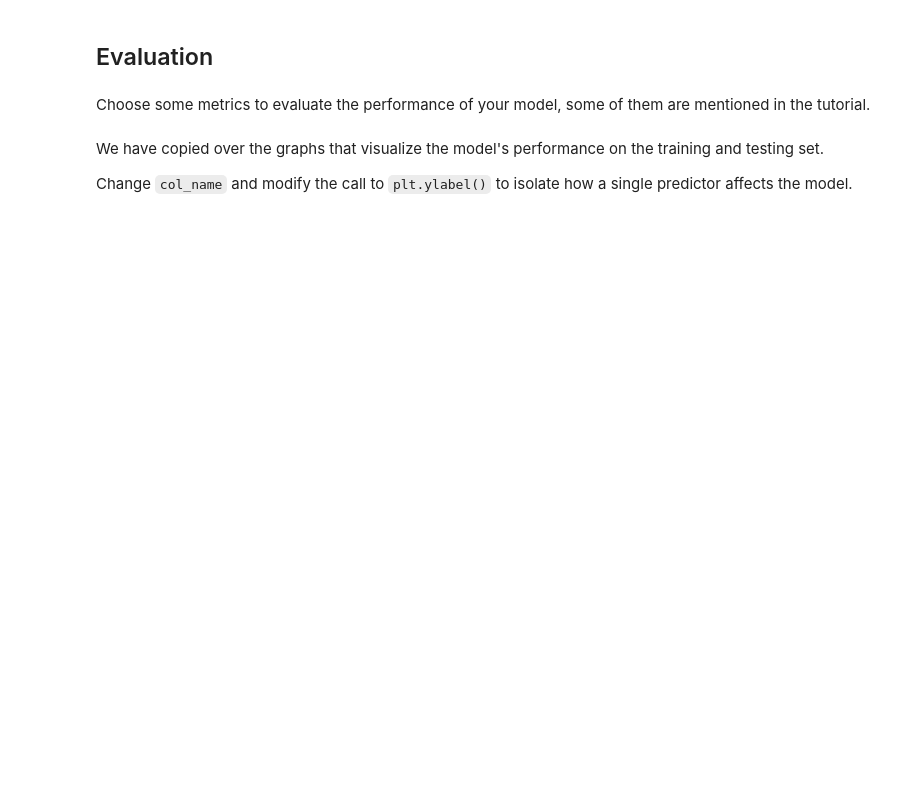
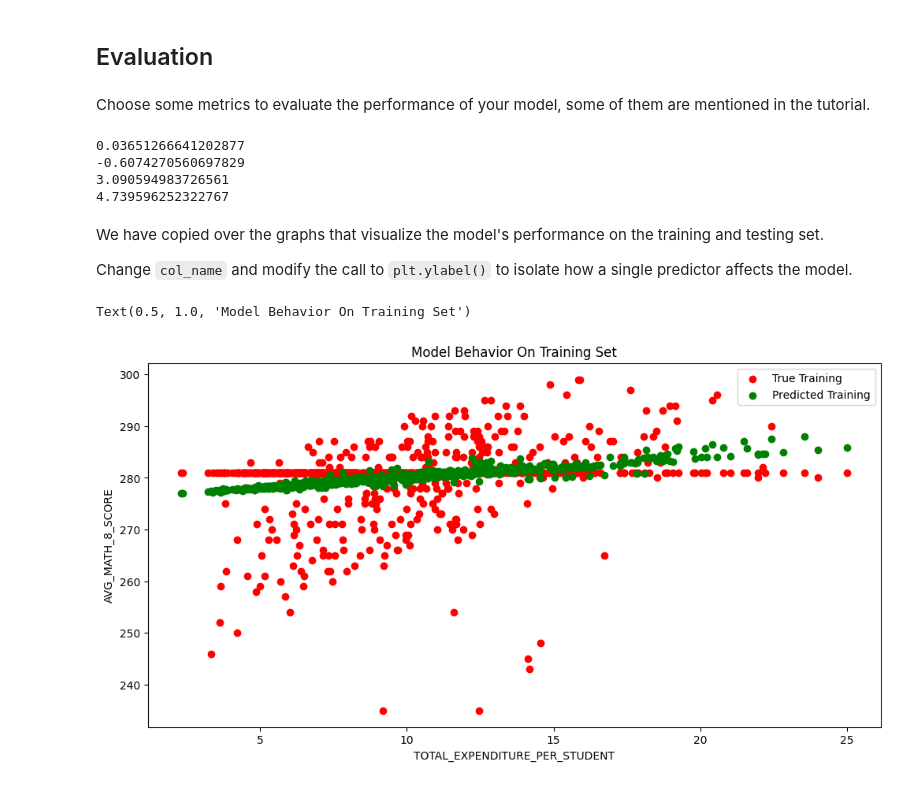
Before and after one commit to manishikab/MDST-Tutorial, a Jupyter notebook: tutorial1/checkpoint1.ipynb, the cells around one changed output. Saved outputs shown, nothing was run; the diff lists cells and outputs as text; code cells hidden in the pictures; blank space fills up the shorter version.

```diff
--- a/tutorial1/checkpoint1.ipynb
+++ b/tutorial1/checkpoint1.ipynb
@@ -188,8 +198,15 @@ from sklearn.model_selection import train_test_split
+# %%
+# @@@ 8
+
+X = df[['TOTAL_EXPENDITURE_PER_STUDENT', 'STATE_REVENUE_PER_STUDENT']].dropna()
+y = df.loc[X.index]['AVG_MATH_8_SCORE']
+
+y.fillna(y.median(), inplace=True)
 # %%
 # @@@ 9
 
-# X_train, X_test, y_train, y_test = train_test_split(
-#      X, y, test_size=, random_state=42)
+X_train, X_test, y_train, y_test = train_test_split(
+      X, y, test_size= .3, random_state=42)
 # %% [markdown]
 <h2> Prediction </h2>
 # %% [markdown]
@@ -200,6 +219,6 @@ ML Models [Resource](https://medium.com/@vijaya.beeravalli/comparison-of-machine
 # %%
 # @@@ 11
 # create your model here
-# model =
+model = LinearRegression()
 # %%
 model.fit(X_train, y_train)
@@ -214,3 +233,22 @@ Choose some metrics to evaluate the performance of your model, some of them are
+# %%
+# @@@ 12
+
+# R^2 value
+print(model.score(X_test, y_test))
+
+# mean error
+print(np.mean(model.predict(X_test)-y_test))
+
+# mean absolute error
+print(np.mean(np.abs(model.predict(X_test)-y_test)))
+
+# root mean squared error -- penalizes large errors
+print(np.mean((model.predict(X_test)-y_test)**2)**0.5)
+# %% [output]
+0.03651266641202877
+-0.6074270560697829
+3.090594983726561
+4.739596252322767
 # %% [markdown]
 We have copied over the graphs that visualize the model's performance on the training and testing set.
 
@@ -218,17 +256,20 @@ Change `col_name` and modify the call to `plt.ylabel()` to isolate how a single
 # %%
 # @@@ 13
 
-# col_name = 'COLUMN NAME OF ONE PREDICTOR'
+col_name = 'TOTAL_EXPENDITURE_PER_STUDENT'
 
 
-# f = plt.figure(figsize=(12,6))
-# plt.scatter(X_train[col_name], y_train, color = "red")
-# plt.scatter(X_train[col_name], model.predict(X_train), color = "green")
+f = plt.figure(figsize=(12,6))
+plt.scatter(X_train[col_name], y_train, color = "red")
+plt.scatter(X_train[col_name], model.predict(X_train), color = "green")
 
-# plt.legend(['True Training','Predicted Training'])
-# plt.xlabel(col_name)
-# plt.ylabel('NAME OF THE PREDICTOR')
-# plt.title("Model Behavior On Training Set")
+plt.legend(['True Training','Predicted Training'])
+plt.xlabel(col_name)
+plt.ylabel('AVG_MATH_8_SCORE')
+plt.title("Model Behavior On Training Set")
+# %% [output]
+Text(0.5, 1.0, 'Model Behavior On Training Set')
+[figure, added]
 # %%
 # @@@ 14
 
```
Also changed, not shown: parts of 17 cells of this notebook.
